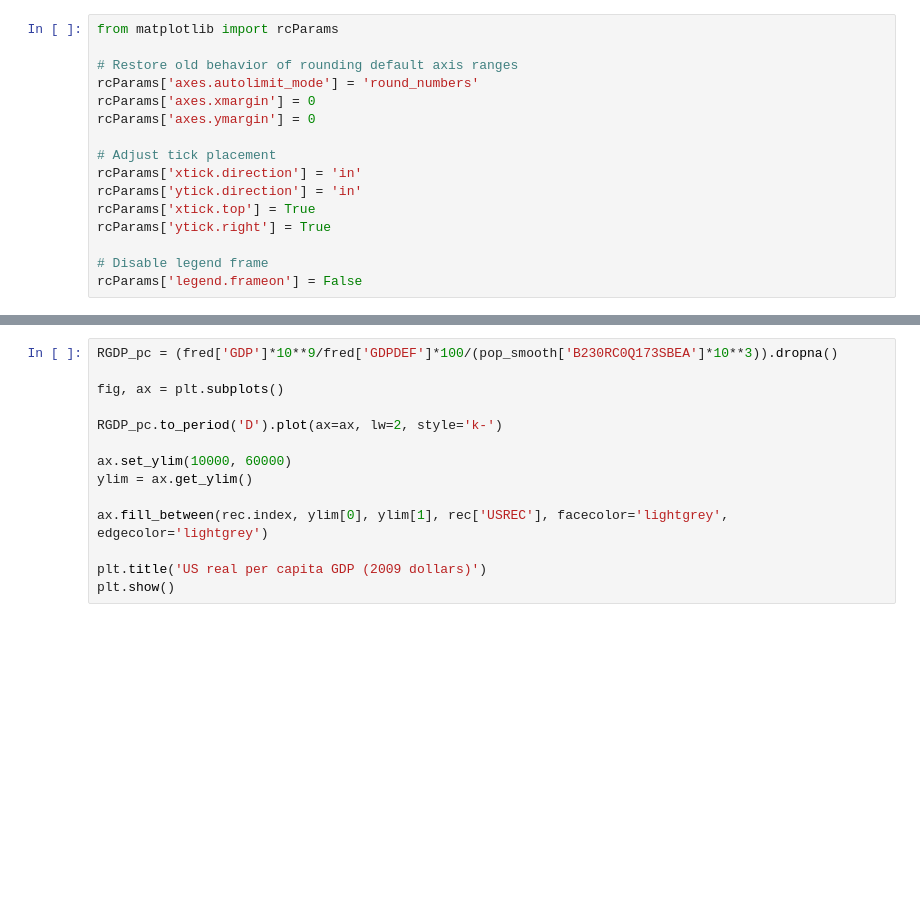
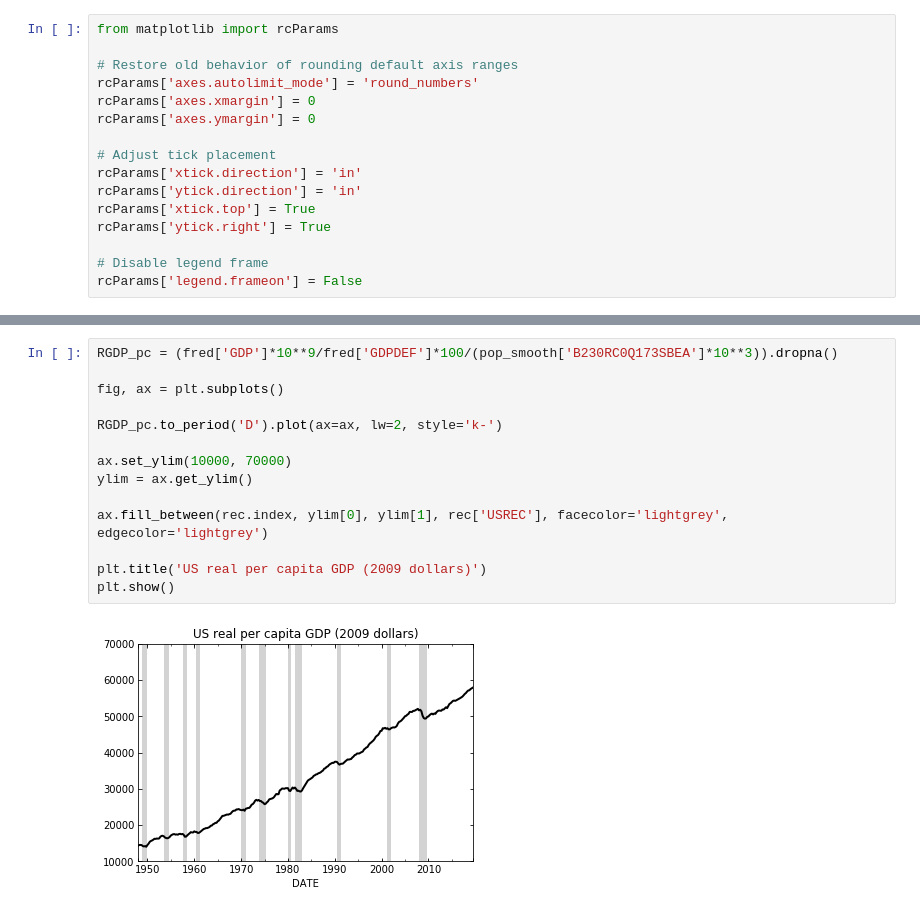
Before and after one commit to marcinbielecki/Applied_Macroeconomics, a Jupyter notebook: Class_10_BusinessCycles.ipynb, the cells around one changed output, grey strips where cells are left out. Saved outputs shown, nothing was run; the diff lists cells and outputs as text; blank space fills up the shorter version.

```diff
--- a/Class_10_BusinessCycles.ipynb
+++ b/Class_10_BusinessCycles.ipynb
@@ -131,17 +241,19 @@ plt.show()
 # %%
 RGDP_pc = (fred['GDP']*10**9/fred['GDPDEF']*100/(pop_smooth['B230RC0Q173SBEA']*10**3)).dropna()
 
 fig, ax = plt.subplots()
 
 RGDP_pc.to_period('D').plot(ax=ax, lw=2, style='k-')
 
-ax.set_ylim(10000, 60000)
+ax.set_ylim(10000, 70000)
 ylim = ax.get_ylim()
 
 ax.fill_between(rec.index, ylim[0], ylim[1], rec['USREC'], facecolor='lightgrey', edgecolor='lightgrey')
 
 plt.title('US real per capita GDP (2009 dollars)')
 plt.show()
+# %% [output]
+[figure, added]
 # %%
 fig, ax = plt.subplots()
 
```
Also changed, not shown: parts of 42 cells of this notebook, 12 other files.
